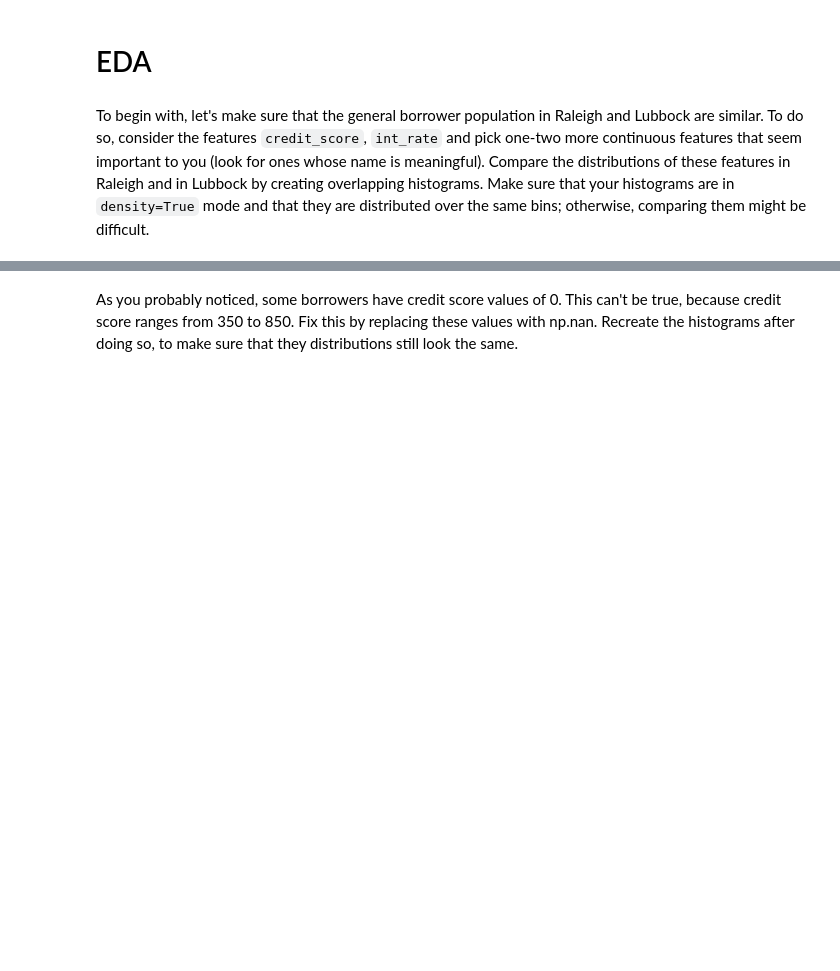
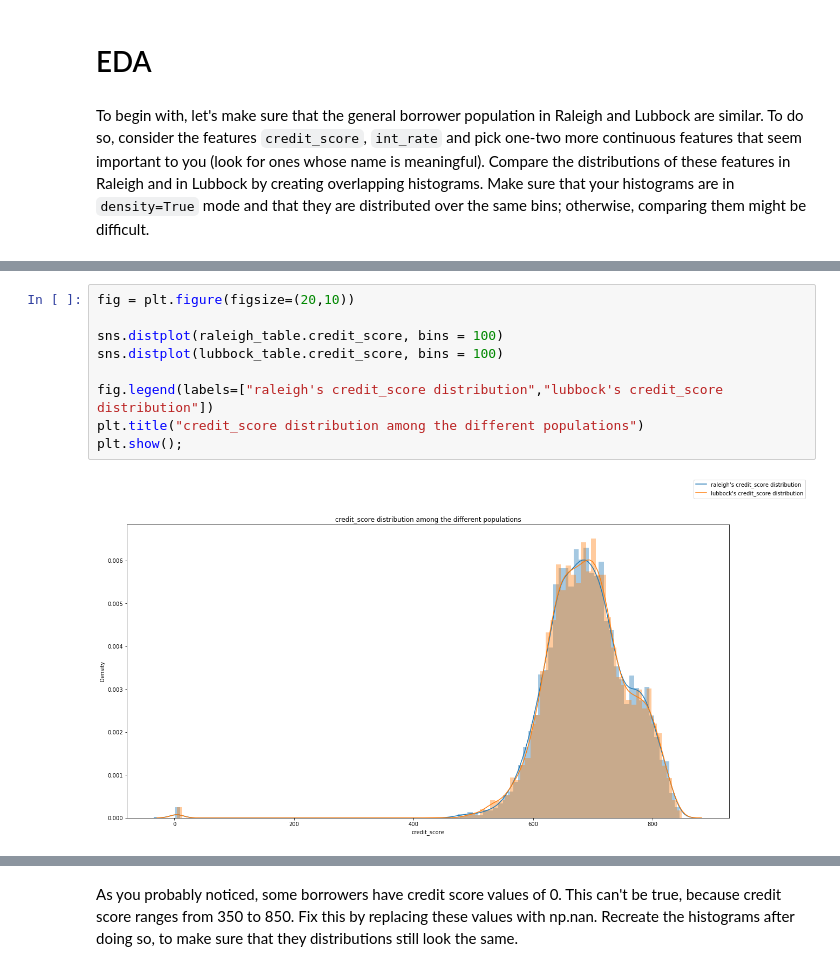
Before and after one commit to Pagaya-Pro/PagayaPro2021, a Jupyter notebook: assignments/assignment2/assignment2.ipynb, the cells around one changed output, grey strips where cells are left out. Saved outputs shown, nothing was run; the diff lists cells and outputs as text; blank space fills up the shorter version.

```diff
--- a/assignments/assignment2/assignment2.ipynb
+++ b/assignments/assignment2/assignment2.ipynb
@@ -41,0 +136,11 @@ To begin with, let's make sure that the general borrower population in Raleigh a
+# %%
+fig = plt.figure(figsize=(20,10))
+
+sns.distplot(raleigh_table.credit_score, bins = 100)
+sns.distplot(lubbock_table.credit_score, bins = 100)
+
+fig.legend(labels=["raleigh's credit_score distribution","lubbock's credit_score distribution"])
+plt.title("credit_score distribution among the different populations")
+plt.show();
+# %% [output]
+[figure, added]
```
Also changed, not shown: parts of 24 cells of this notebook, 8 other files.
